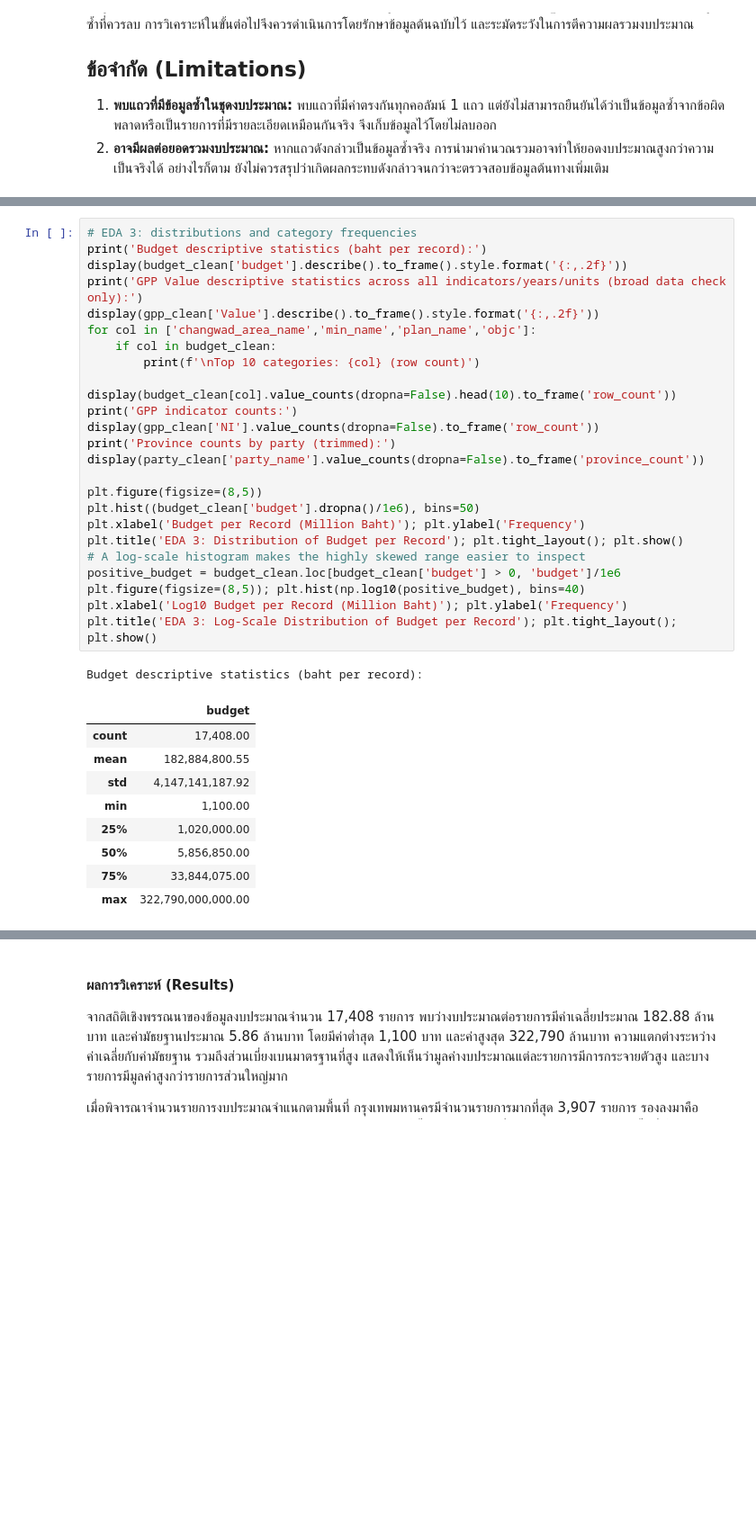
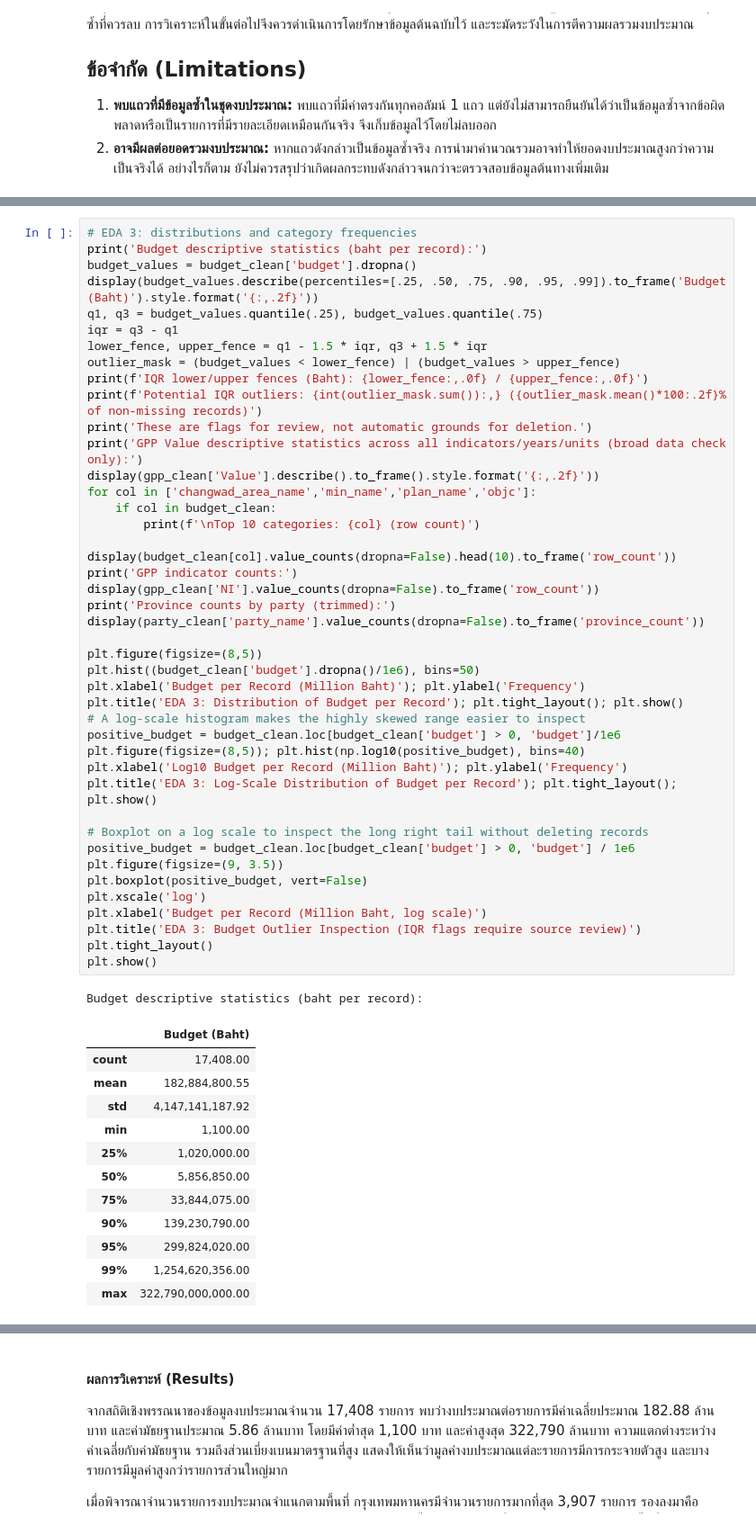
Before and after one commit to niradaa-art/project_BP_group8, a Jupyter notebook: Project_Colab_group8.ipynb, the cells around one changed output, grey strips where cells are left out. Shown at 90% size. Cells and saved outputs as stored; diff of their text form; blank space fills up the shorter version.

```diff
--- a/Project_Colab_group8.ipynb
+++ b/Project_Colab_group8.ipynb
@@ -616,30 +628,48 @@ Note: duplicate rows are flagged for review, not automatically deleted.
 # %%
 # EDA 3: distributions and category frequencies
 print('Budget descriptive statistics (baht per record):')
-display(budget_clean['budget'].describe().to_frame().style.format('{:,.2f}'))
+budget_values = budget_clean['budget'].dropna()
+display(budget_values.describe(percentiles=[.25, .50, .75, .90, .95, .99]).to_frame('Budget (Baht)').style.format('{:,.2f}'))
+q1, q3 = budget_values.quantile(.25), budget_values.quantile(.75)
+iqr = q3 - q1
+lower_fence, upper_fence = q1 - 1.5 * iqr, q3 + 1.5 * iqr
+outlier_mask = (budget_values < lower_fence) | (budget_values > upper_fence)
+print(f'IQR lower/upper fences (Baht): {lower_fence:,.0f} / {upper_fence:,.0f}')
+print(f'Potential IQR outliers: {int(outlier_mask.sum()):,} ({outlier_mask.mean()*100:.2f}% of non-missing records)')
+print('These are flags for review, not automatic grounds for deletion.')
 print('GPP Value descriptive statistics across all indicators/years/units (broad data check only):')
 display(gpp_clean['Value'].describe().to_frame().style.format('{:,.2f}'))
 for col in ['changwad_area_name','min_name','plan_name','objc']:
     if col in budget_clean:
         print(f'\nTop 10 categories: {col} (row count)')
         display(budget_clean[col].value_counts(dropna=False).head(10).to_frame('row_count'))
 print('GPP indicator counts:')
 display(gpp_clean['NI'].value_counts(dropna=False).to_frame('row_count'))
 print('Province counts by party (trimmed):')
 display(party_clean['party_name'].value_counts(dropna=False).to_frame('province_count'))
 
 plt.figure(figsize=(8,5))
 plt.hist((budget_clean['budget'].dropna()/1e6), bins=50)
 plt.xlabel('Budget per Record (Million Baht)'); plt.ylabel('Frequency')
 plt.title('EDA 3: Distribution of Budget per Record'); plt.tight_layout(); plt.show()
 # A log-scale histogram makes the highly skewed range easier to inspect
 positive_budget = budget_clean.loc[budget_clean['budget'] > 0, 'budget']/1e6
 plt.figure(figsize=(8,5)); plt.hist(np.log10(positive_budget), bins=40)
 plt.xlabel('Log10 Budget per Record (Million Baht)'); plt.ylabel('Frequency')
 plt.title('EDA 3: Log-Scale Distribution of Budget per Record'); plt.tight_layout(); plt.show()
+
+# Boxplot on a log scale to inspect the long right tail without deleting records
+positive_budget = budget_clean.loc[budget_clean['budget'] > 0, 'budget'] / 1e6
+plt.figure(figsize=(9, 3.5))
+plt.boxplot(positive_budget, vert=False)
+plt.xscale('log')
+plt.xlabel('Budget per Record (Million Baht, log scale)')
+plt.title('EDA 3: Budget Outlier Inspection (IQR flags require source review)')
+plt.tight_layout()
+plt.show()
 # %% [output]
 Budget descriptive statistics (baht per record):
-|  | budget |
+|  | Budget (Baht) |
 | count | 17,408.00 |
 | mean | 182,884,800.55 |
 | std | 4,147,141,187.92 |
@@ -647,4 +677,7 @@ Budget descriptive statistics (baht per record):
 | 25% | 1,020,000.00 |
 | 50% | 5,856,850.00 |
 | 75% | 33,844,075.00 |
+| 90% | 139,230,790.00 |
+| 95% | 299,824,020.00 |
+| 99% | 1,254,620,356.00 |
 | max | 322,790,000,000.00 |
```
Also changed, not shown: parts of 25 cells of this notebook.
